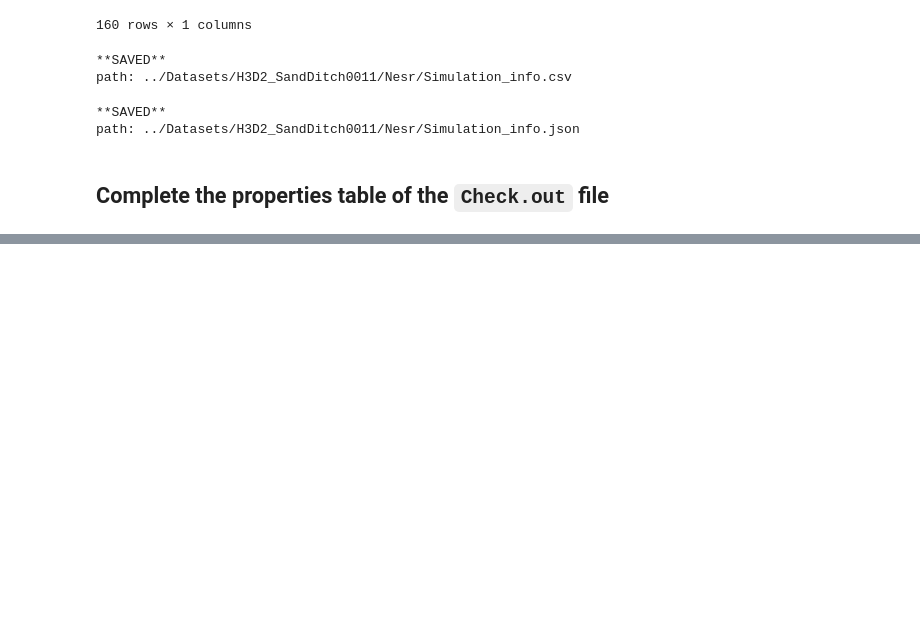
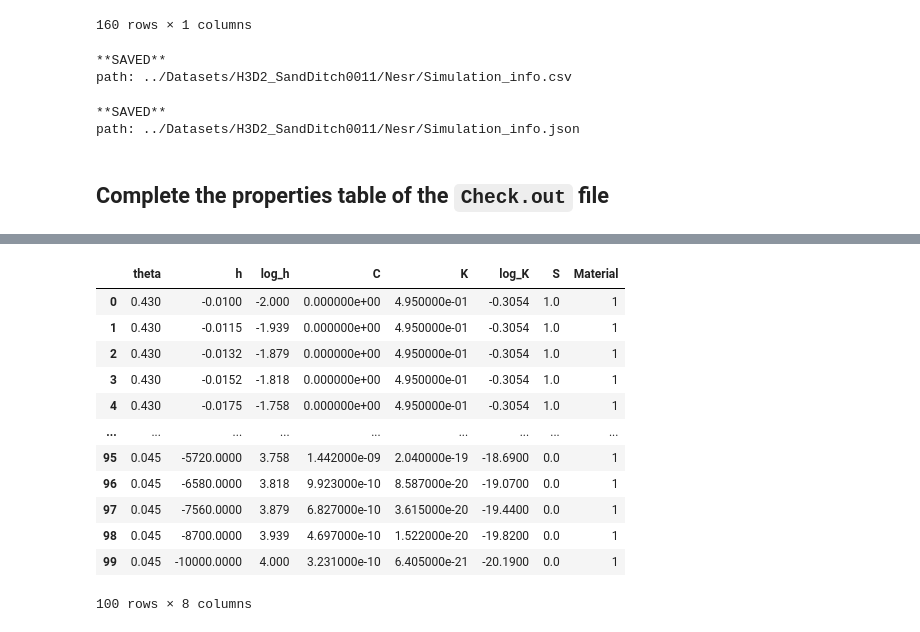
Before and after one commit to drnesr/SandDitch, a Jupyter notebook: Code/SandDitchAnalysis011.ipynb, the cells around one changed output, grey strips where cells are left out. Drawn from its saved outputs; the diff is of its cells as text; code cells hidden in the pictures; blank space fills up the shorter version.

Commit message:
Preparing a function to read material properties

```diff
--- a/Code/SandDitchAnalysis011.ipynb
+++ b/Code/SandDitchAnalysis011.ipynb
@@ -1485,3 +1485,14 @@ save_all_simulation_info(src, save_type='json')
 path: ../Datasets/H3D2_SandDitch0011/Nesr/Simulation_info.json
 # %% [markdown]
 ## Complete the properties table of the `Check.out` file
+# %%
+material = os.path.join(read_dir, 'Check.out')
+material_line = search_for('MatNum,', material, 1) + 2
+material_header = get_line(material, material_line, False)
+# Get the material table's info
+material_start = material_line + 2
+material_end = search_for('Table', material, 1) - 2
+materials_count = material_end - material_start + 1
+prop_start = material_end + 5
+prop_header = get_line(material, prop_start, False)
+prop_start, prop_header
@@ -1487,0 +1501,12 @@ path: ../Datasets/H3D2_SandDitch0011/Nesr/Simulation_info.json
+# %%
+# read the head of the properties table
+head = [prop_header[0]]
+i = 1
+while i < len(prop_header):
+    if prop_header[i] != 'log':
+        head.append(prop_header[i])
+        i += 1
+    else:
+        head.append(f'log_{prop_header[i+1]}')
+        i += 2
+head
@@ -1487,0 +1515,3 @@ path: ../Datasets/H3D2_SandDitch0011/Nesr/Simulation_info.json
+# %%
+prop_end = search_for('end', material, prop_start)
+prop_end
@@ -1487,0 +1520,6 @@ path: ../Datasets/H3D2_SandDitch0011/Nesr/Simulation_info.json
+# %%
+prop_data = []
+for l in range(prop_start+2, prop_end):
+    prop_data.append(get_line(material, l, False))
+prop_data = pd.DataFrame(prop_data, columns=head).apply(pd.to_numeric)
+prop_data
@@ -1487,0 +1540,17 @@ path: ../Datasets/H3D2_SandDitch0011/Nesr/Simulation_info.json
+# %%
+prop_data['Material']=1
+prop_data
+# %% [output]
+|  | theta | h | log_h | C | K | log_K | S | Material |
+| 0 | 0.430 | -0.0100 | -2.000 | 0.000000e+00 | 4.950000e-01 | -0.3054 | 1.0 | 1 |
+| 1 | 0.430 | -0.0115 | -1.939 | 0.000000e+00 | 4.950000e-01 | -0.3054 | 1.0 | 1 |
+| 2 | 0.430 | -0.0132 | -1.879 | 0.000000e+00 | 4.950000e-01 | -0.3054 | 1.0 | 1 |
+| 3 | 0.430 | -0.0152 | -1.818 | 0.000000e+00 | 4.950000e-01 | -0.3054 | 1.0 | 1 |
+| 4 | 0.430 | -0.0175 | -1.758 | 0.000000e+00 | 4.950000e-01 | -0.3054 | 1.0 | 1 |
+| ... | ... | ... | ... | ... | ... | ... | ... | ... |
+| 95 | 0.045 | -5720.0000 | 3.758 | 1.442000e-09 | 2.040000e-19 | -18.6900 | 0.0 | 1 |
+| 96 | 0.045 | -6580.0000 | 3.818 | 9.923000e-10 | 8.587000e-20 | -19.0700 | 0.0 | 1 |
+| 97 | 0.045 | -7560.0000 | 3.879 | 6.827000e-10 | 3.615000e-20 | -19.4400 | 0.0 | 1 |
+| 98 | 0.045 | -8700.0000 | 3.939 | 4.697000e-10 | 1.522000e-20 | -19.8200 | 0.0 | 1 |
+| 99 | 0.045 | -10000.0000 | 4.000 | 3.231000e-10 | 6.405000e-21 | -20.1900 | 0.0 | 1 |
+100 rows × 8 columns
```
Also changed, not shown: parts of 6 cells of this notebook.
